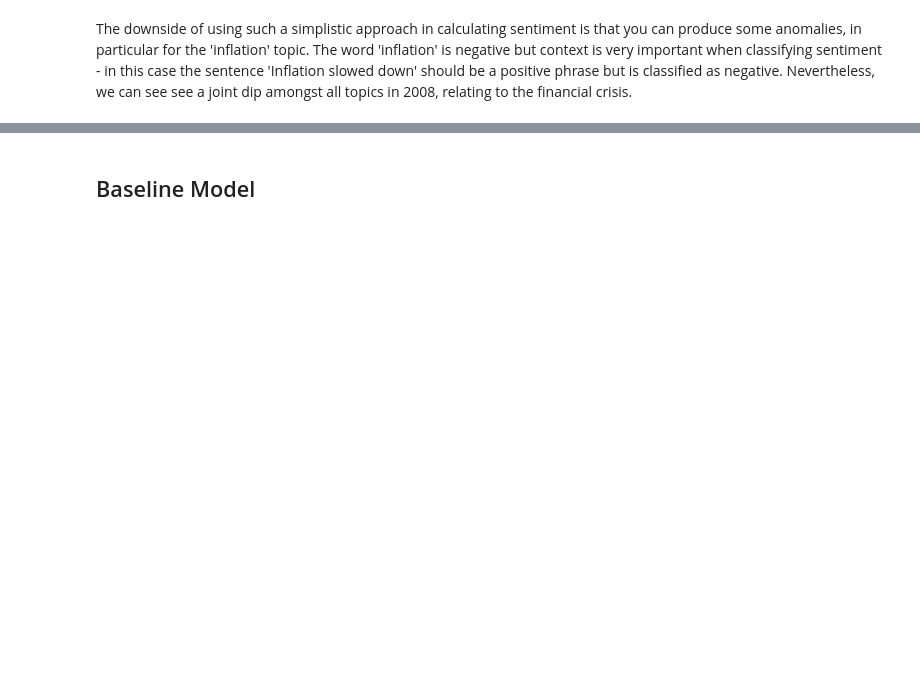
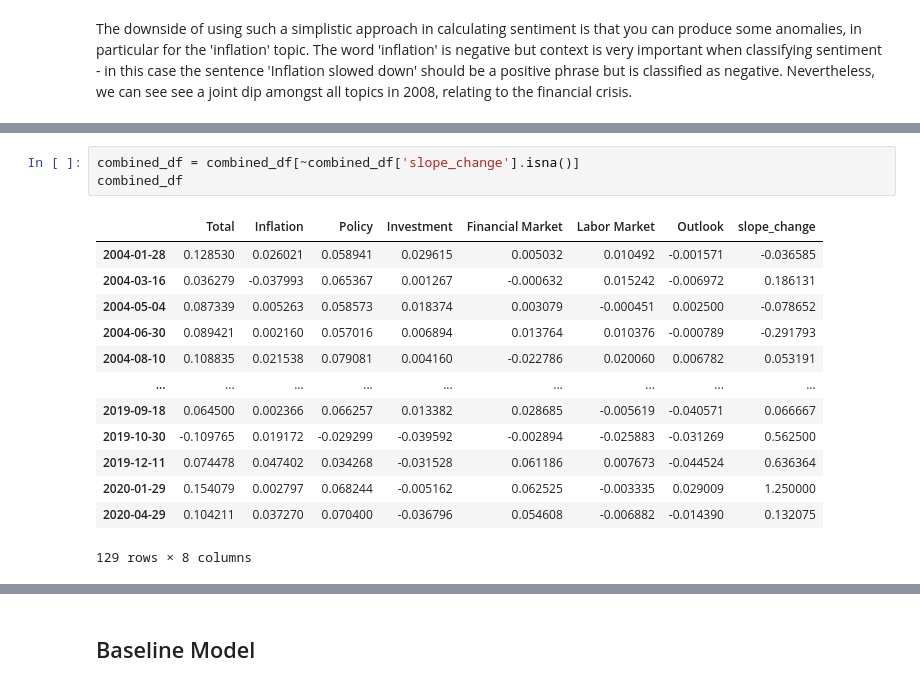
Before and after one commit to aaroncgw31/fednlp, a Jupyter notebook: fednlp.ipynb, the cells around one changed output, grey strips where cells are left out. Cells and saved outputs as stored; diff of their text form; blank space fills up the shorter version.

```diff
--- a/fednlp.ipynb
+++ b/fednlp.ipynb
@@ -452,3 +502,20 @@ combined_df.corr()
+# %%
+combined_df = combined_df[~combined_df['slope_change'].isna()]
+combined_df
+# %% [output]
+|  | Total | Inflation | Policy | Investment | Financial Market | Labor Market | Outlook | slope_change |
+| 2004-01-28 | 0.128530 | 0.026021 | 0.058941 | 0.029615 | 0.005032 | 0.010492 | -0.001571 | -0.036585 |
+| 2004-03-16 | 0.036279 | -0.037993 | 0.065367 | 0.001267 | -0.000632 | 0.015242 | -0.006972 | 0.186131 |
+| 2004-05-04 | 0.087339 | 0.005263 | 0.058573 | 0.018374 | 0.003079 | -0.000451 | 0.002500 | -0.078652 |
+| 2004-06-30 | 0.089421 | 0.002160 | 0.057016 | 0.006894 | 0.013764 | 0.010376 | -0.000789 | -0.291793 |
+| 2004-08-10 | 0.108835 | 0.021538 | 0.079081 | 0.004160 | -0.022786 | 0.020060 | 0.006782 | 0.053191 |
+| ... | ... | ... | ... | ... | ... | ... | ... | ... |
+| 2019-09-18 | 0.064500 | 0.002366 | 0.066257 | 0.013382 | 0.028685 | -0.005619 | -0.040571 | 0.066667 |
+| 2019-10-30 | -0.109765 | 0.019172 | -0.029299 | -0.039592 | -0.002894 | -0.025883 | -0.031269 | 0.562500 |
+| 2019-12-11 | 0.074478 | 0.047402 | 0.034268 | -0.031528 | 0.061186 | 0.007673 | -0.044524 | 0.636364 |
+| 2020-01-29 | 0.154079 | 0.002797 | 0.068244 | -0.005162 | 0.062525 | -0.003335 | 0.029009 | 1.250000 |
+| 2020-04-29 | 0.104211 | 0.037270 | 0.070400 | -0.036796 | 0.054608 | -0.006882 | -0.014390 | 0.132075 |
+129 rows × 8 columns
 # %%
 print(scipy.stats.pearsonr(combined_df['Total'], combined_df['slope_change']))
 print(scipy.stats.pearsonr(combined_df['Labor Market'], combined_df['slope_change']))
```
Also changed, not shown: parts of 54 cells of this notebook.
